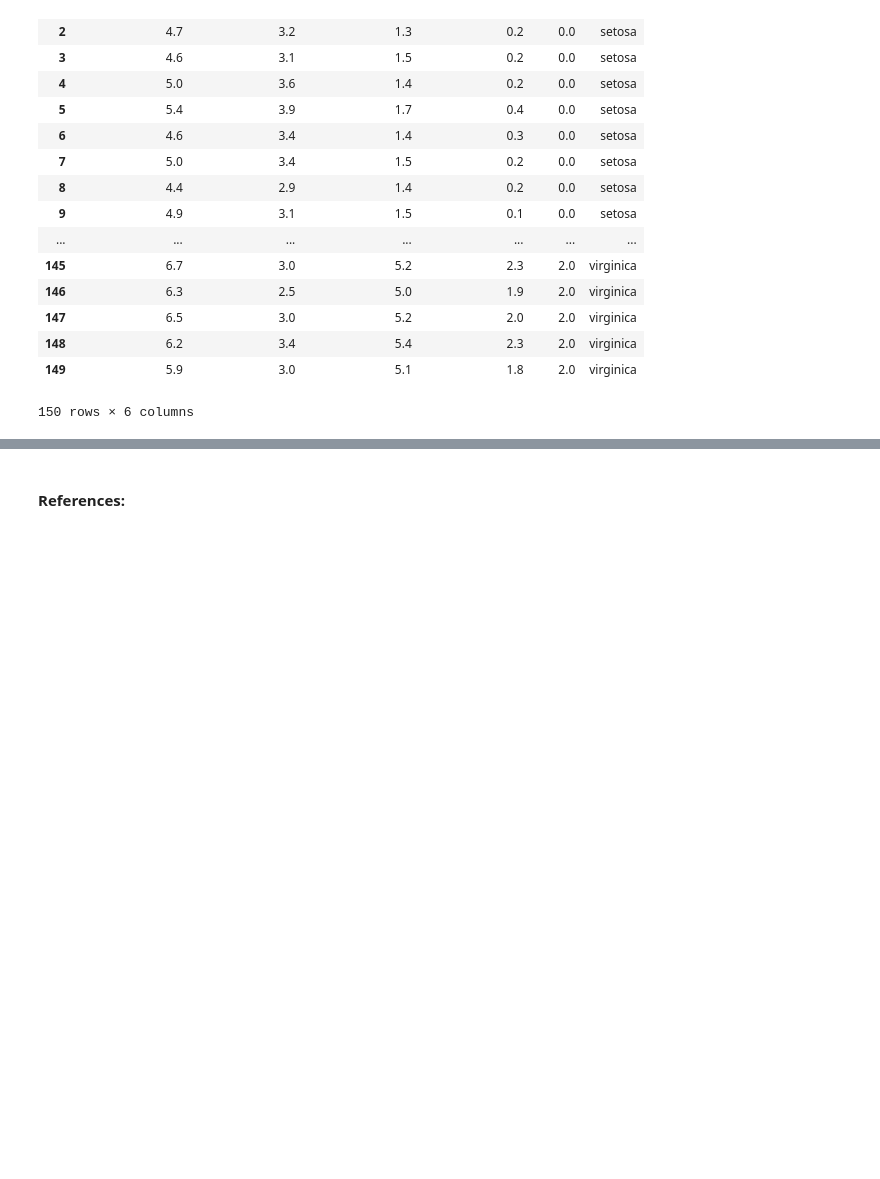
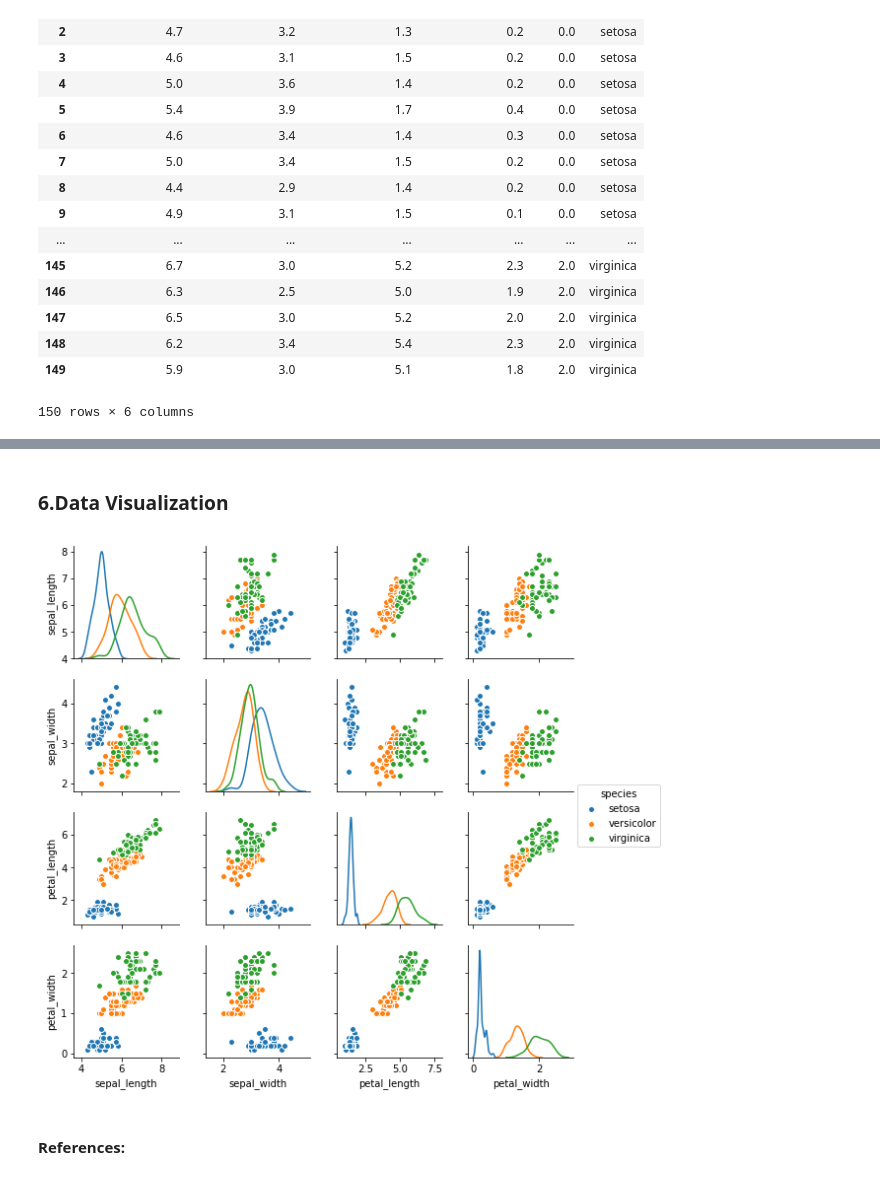
Before and after one commit to kamilam1987/Emerging_Technologies, a Jupyter notebook: iris-datase.ipynb, the cells around one changed output, grey strips where cells are left out. Drawn from its saved outputs; the diff is of its cells as text; code cells hidden in the pictures; blank space fills up the shorter version.

Commit message:
Created summary statistics and data visualization

```diff
--- a/iris-datase.ipynb
+++ b/iris-datase.ipynb
@@ -112,3 +126,13 @@ df = pd.read_csv("https://raw.githubusercontent.com/uiuc-cse/data-fa14/gh-pages/
+# %% [markdown]
+### 6.Data Visualization
+# %%
+# Import seaborn
+import seaborn as sns
+#Plot the dataset
+sns.pairplot(df, hue="species", size=2, diag_kind="kde")
+plt.show()
+# %% [output]
+[figure, added]
 # %% [markdown]
 #### References:
 # %% [markdown]
```
Also changed, not shown: parts of 9 cells of this notebook.
